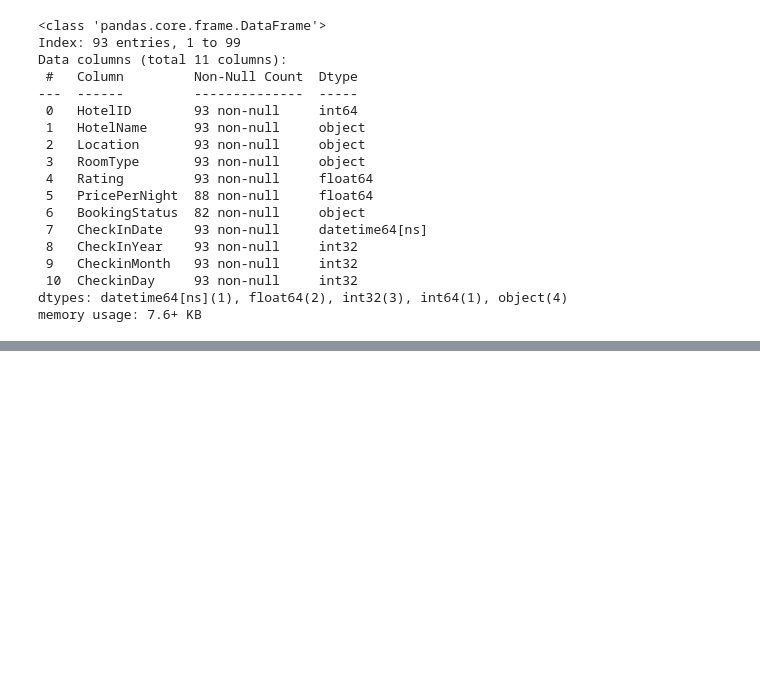
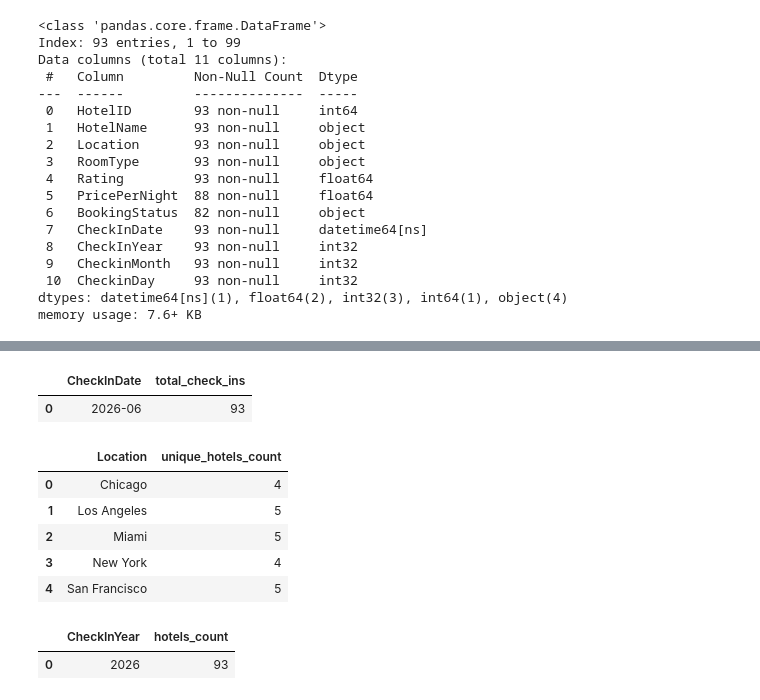
Before and after one commit to vaishnaviPatil1111/Python, a Jupyter notebook: Python_Pandas.ipynb, the cells around one changed output, grey strips where cells are left out. Drawn from its saved outputs; the diff is of its cells as text; code cells hidden in the pictures; blank space fills up the shorter version.

```diff
--- a/Python_Pandas.ipynb
+++ b/Python_Pandas.ipynb
@@ -1748,0 +1773,22 @@ memory usage: 7.6+ KB
+# %%
+#13.	Find the total number of check-ins for each month.
+df3.groupby(df3['CheckInDate'].dt.to_period('M')).size().reset_index(name='total_check_ins')
+# %% [output]
+|  | CheckInDate | total_check_ins |
+| 0 | 2026-06 | 93 |
+# %%
+#14.	Find the number of hotels checked in per city.
+df3.groupby('Location')['HotelName'].nunique().reset_index(name='unique_hotels_count')
+# %% [output]
+|  | Location | unique_hotels_count |
+| 0 | Chicago | 4 |
+| 1 | Los Angeles | 5 |
+| 2 | Miami | 5 |
+| 3 | New York | 4 |
+| 4 | San Francisco | 5 |
+# %%
+#15.	Count the total number of hotels checked in each year.
+df3.groupby('CheckInYear')['HotelName'].count().reset_index(name='hotels_count')
+# %% [output]
+|  | CheckInYear | hotels_count |
+| 0 | 2026 | 93 |
```
Also changed, not shown: parts of 17 cells of this notebook.
